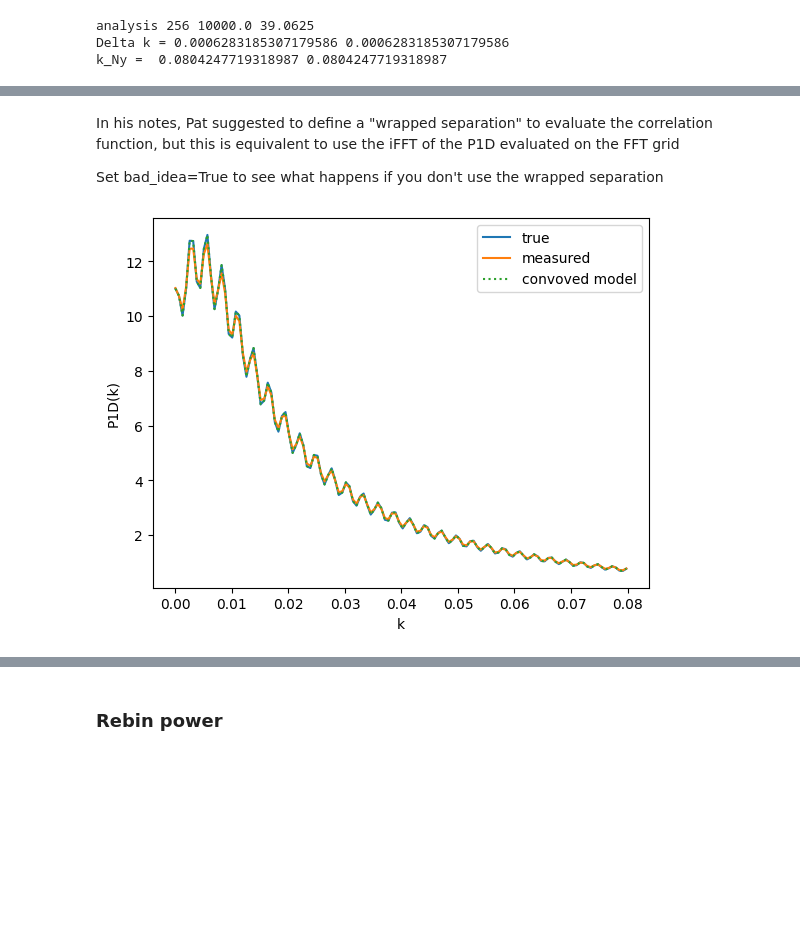
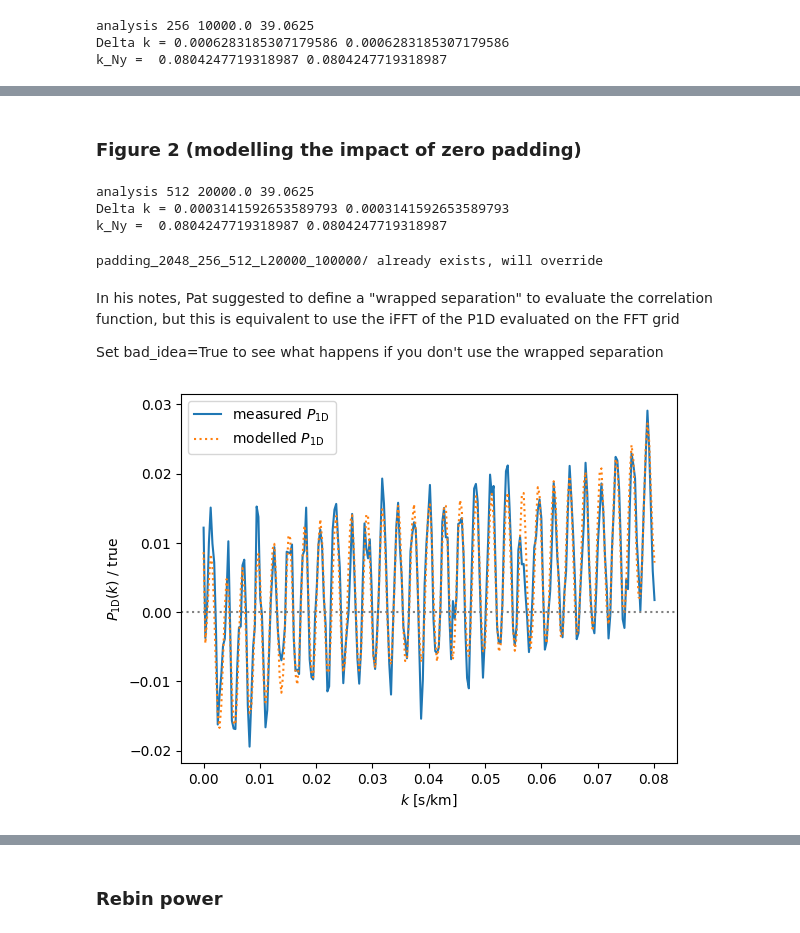
Before and after one commit to sindhusatyavolu/fourier_playground, a Jupyter notebook: fft_masking/zero_padding.ipynb, the cells around one changed output, grey strips where cells are left out. Cells and saved outputs as stored; diff of their text form; code cells hidden in the pictures; blank space fills up the shorter version.

Commit message:
improved figures

```diff
--- a/fft_masking/zero_padding.ipynb
+++ b/fft_masking/zero_padding.ipynb
@@ -145,3 +120,69 @@ plt.savefig(savedir+'/p1d_ratio.pdf')
+# %% [markdown]
+### Figure 2 (modelling the impact of zero padding)
+# %%
+# the FFT grid used in the analysis could be different than the window, since we might add zero padding
+N=int(2*N_window)
+L=L_window*N/N_window
+# pixel width
+dx = L/N
+print('analysis',N,L,dx)
+# Wavenumbers for the generated Fourier modes, specified by the grid length and resolution
+k = np.fft.fftfreq(N)*2*np.pi/dx
+print('Delta k =',k[1],2*np.pi/L)
+print('k_Ny = ',-k[N//2],np.pi/dx)
+# Positions
+x = dx*np.arange(N)
+# evaluate input P1D in the analysis grid
+true_p1d=input_p1d.get_true_p1d(np.abs(k))
+# %% [output]
+analysis 512 20000.0 39.0625
+Delta k = 0.0003141592653589793 0.0003141592653589793
+k_Ny =  0.0804247719318987 0.0804247719318987
+# %%
+# number of skewers to make
+Nsk=int(1e5)
+savedir='padding_{}_{}_{}_L{}_{}/'.format(N_long,N_window,N,int(L),Nsk)
+if os.path.isdir(savedir):
+    print(savedir,'already exists, will override')
+else:
+    print('make new directory',savedir)
+    os.mkdir(savedir)
+# %% [output]
+padding_2048_256_512_L20000_100000/ already exists, will override
+# %%
+# reset seed again
+maker.reset_seed()
+# measure P1D and variance ( F_m = < |f_m|^2 >)
+F_m=np.zeros(N)
+var_F_m=np.zeros(N)
+# mean of |w_m|^2 (FFT of mask, squared)
+w2_m=np.zeros(N)
+for i in tqdm(range(Nsk)):
+    # create a mask for this particular test
+    mask=np.zeros(N)
+    mask[:N_window]=1
+    # FFT of mask
+    w_m = np.fft.fft(mask)
+    w2_m += abs(w_m)**2
+    # generate random field
+    skewer=maker.make_skewer()
+    # keep only those within window, in the FFT grid
+    deltas = skewer[:N]
+    deltas *= mask
+    # and FFT again to obtain masked modes
+    f_m=np.fft.fft(deltas)
+    p1d = abs(f_m)**2
+    F_m += p1d
+    var_F_m += p1d**2
+# normalize mask
+w2_m /= Nsk
+# normalize them
+F_m /= Nsk
+var_F_m /= Nsk
+var_F_m -= F_m**2
+# correct normalisation based on my notes
+mean_p1d = (dx/N) * F_m
+err_p1d = (dx/N) * np.sqrt(var_F_m/Nsk)
 # %% [markdown]
 In his notes, Pat suggested to define a "wrapped separation" to evaluate the correlation function, but this is equivalent to use the iFFT of the P1D evaluated on the FFT grid
 
@@ -165,13 +206,12 @@ Q_a = np.fft.ifft(w2_m)
 # %%
 T_m = np.fft.fft(Q_a*xi_a)
 # %%
-plt.plot(k[:N//2],true_p1d[:N//2],label='true')
-plt.plot(k[:N//2],N/N_window*mean_p1d[:N//2],label='measured')
-#plt.plot(k,convolved_p1d/N/N,ls=':',label='convolved')
-plt.plot(k[:N//2],N/N_window*T_m[:N//2].real*(dx/N),ls=':',label='convoved model')
-plt.xlabel('k')
-plt.ylabel('P1D(k)')
+plt.plot(k[:N//2],N/N_window*mean_p1d[:N//2]/true_p1d[:N//2]-1,label=r'measured $P_{\rm 1D}$')
+plt.plot(k[:N//2],N/N_window*T_m[:N//2].real*(dx/N)/true_p1d[:N//2]-1,ls=':',label=r'modelled $P_{\rm 1D}$')
+plt.xlabel(r'$k$ [s/km]')
+plt.ylabel(r'$P_{\rm 1D}(k)$ / true')
+plt.axhline(y=0,ls=':',color='gray')
 plt.legend()
 plt.savefig(savedir+'/p1d_convolved.pdf')
 # %% [output]
-[figure, old version]
+[figure, new version]
```
Also changed, not shown: parts of 17 cells of this notebook.
